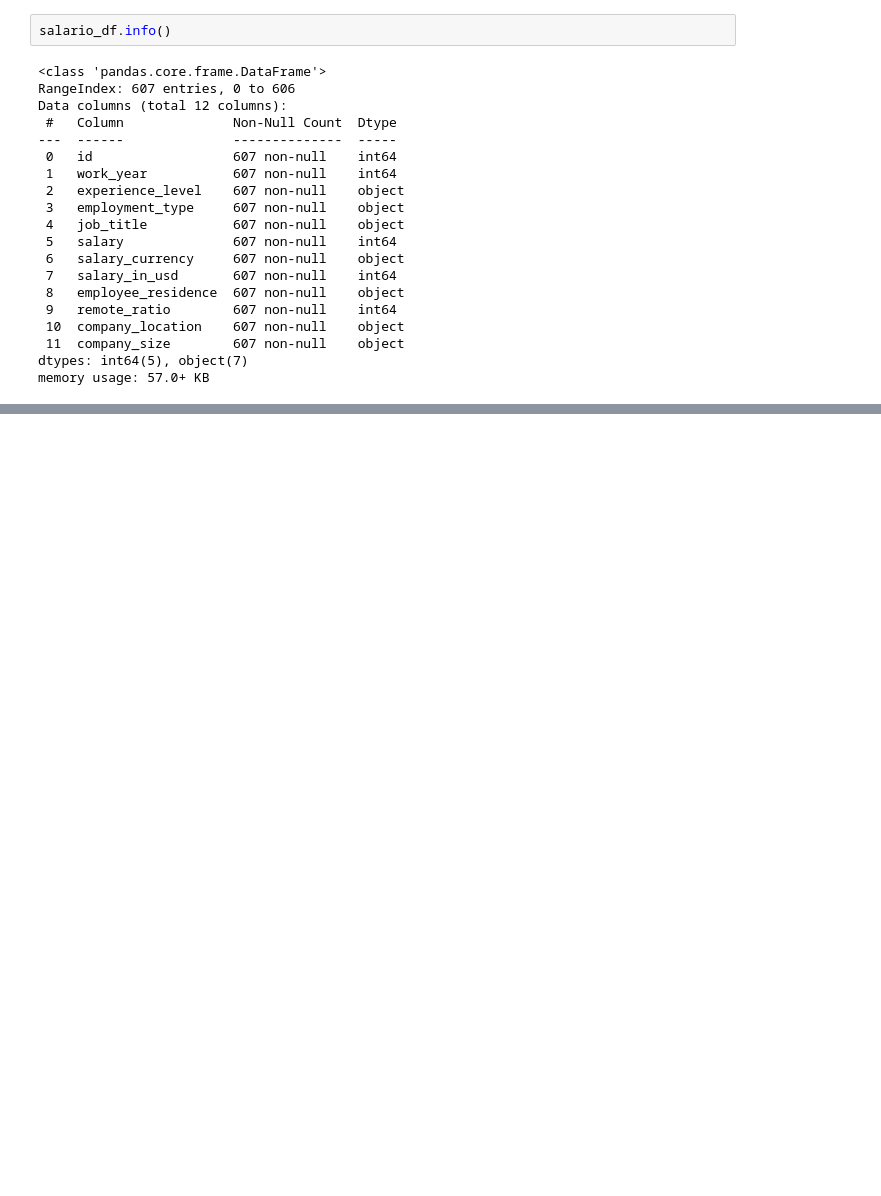
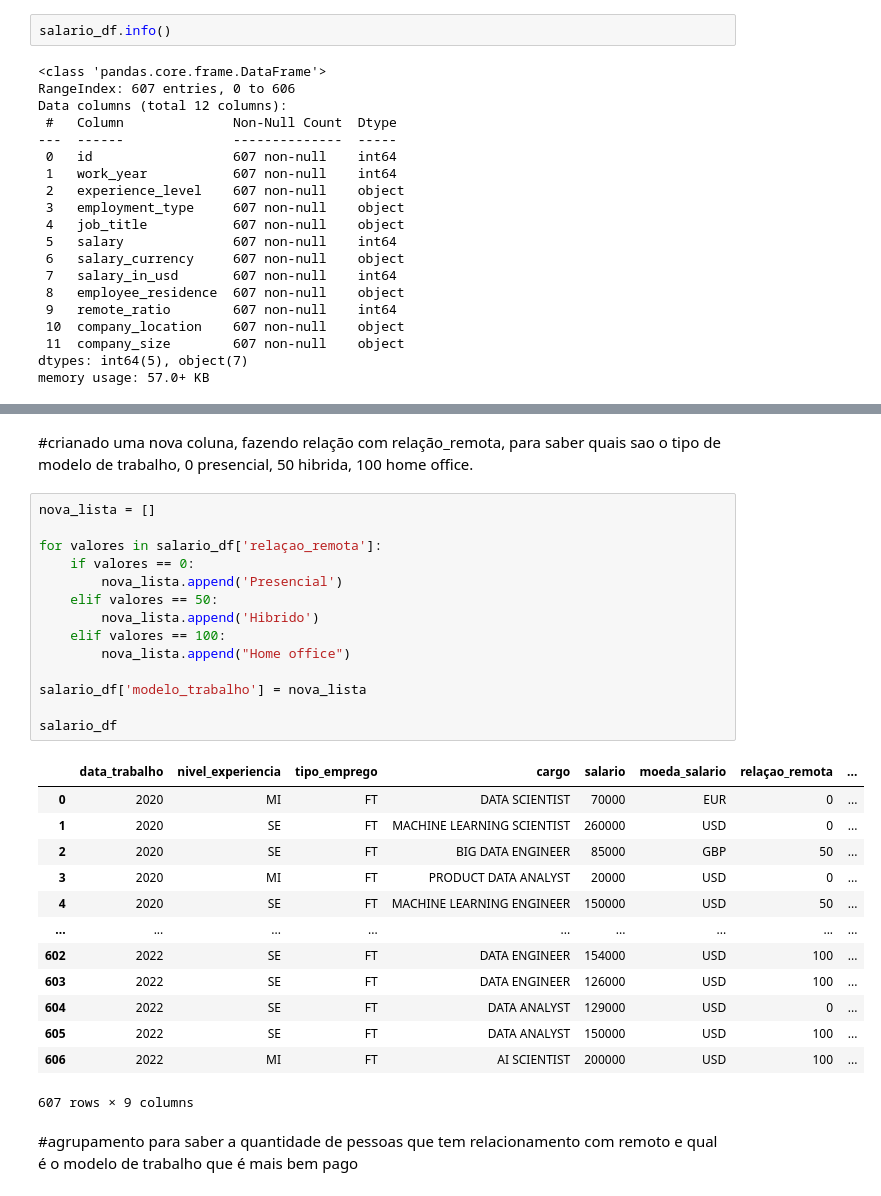
Before and after one commit to yGabreuu/Portfolio, a Jupyter notebook: projeto_salario_data_scient/projeto_salario.ipynb, the cells around one changed output, grey strips where cells are left out. Drawn from its saved outputs; the diff is of its cells as text; blank space fills up the shorter version.

```diff
--- a/projeto_salario_data_scient/projeto_salario.ipynb
+++ b/projeto_salario_data_scient/projeto_salario.ipynb
@@ -50,0 +326,32 @@ memory usage: 57.0+ KB
+# %% [markdown]
+#crianado uma nova coluna, fazendo relação com relação_remota, para saber quais sao o tipo de modelo de trabalho, 0 presencial, 50 hibrida, 100 home office.
+# %%
+nova_lista = []
+
+for valores in salario_df['relaçao_remota']:
+    if valores == 0:
+        nova_lista.append('Presencial')
+    elif valores == 50:
+        nova_lista.append('Hibrido')
+    elif valores == 100:
+        nova_lista.append("Home office")
+
+salario_df['modelo_trabalho'] = nova_lista
+
+salario_df
+# %% [output]
+|  | data_trabalho | nivel_experiencia | tipo_emprego | cargo | salario | moeda_salario | relaçao_remota | ... |
+| 0 | 2020 | MI | FT | DATA SCIENTIST | 70000 | EUR | 0 | ... |
+| 1 | 2020 | SE | FT | MACHINE LEARNING SCIENTIST | 260000 | USD | 0 | ... |
+| 2 | 2020 | SE | FT | BIG DATA ENGINEER | 85000 | GBP | 50 | ... |
+| 3 | 2020 | MI | FT | PRODUCT DATA ANALYST | 20000 | USD | 0 | ... |
+| 4 | 2020 | SE | FT | MACHINE LEARNING ENGINEER | 150000 | USD | 50 | ... |
+| ... | ... | ... | ... | ... | ... | ... | ... | ... |
+| 602 | 2022 | SE | FT | DATA ENGINEER | 154000 | USD | 100 | ... |
+| 603 | 2022 | SE | FT | DATA ENGINEER | 126000 | USD | 100 | ... |
+| 604 | 2022 | SE | FT | DATA ANALYST | 129000 | USD | 0 | ... |
+| 605 | 2022 | SE | FT | DATA ANALYST | 150000 | USD | 100 | ... |
+| 606 | 2022 | MI | FT | AI SCIENTIST | 200000 | USD | 100 | ... |
+607 rows × 9 columns
+# %% [markdown]
+#agrupamento para saber a quantidade de pessoas que tem relacionamento com remoto e qual é o modelo de trabalho que é mais bem pago
```
Also changed, not shown: parts of 65 cells of this notebook, 7 other files.
